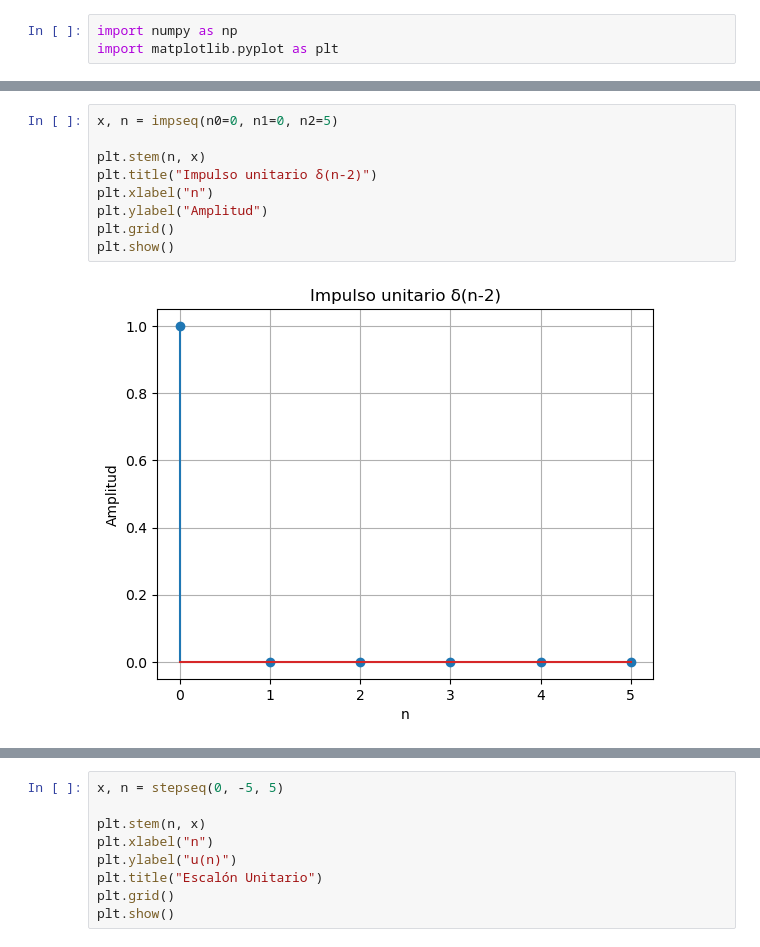
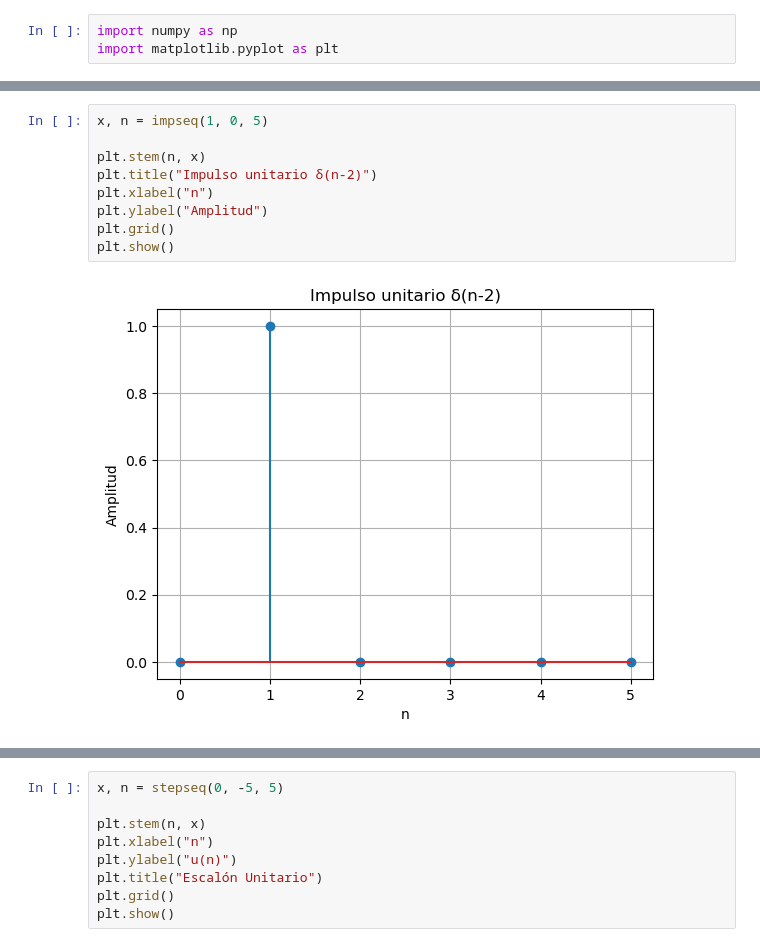
Before and after one commit to decagsito/Biosenales_20261, a Jupyter notebook: Practica_2.ipynb, the cells around one changed output, grey strips where cells are left out. Saved outputs shown, nothing was run; the diff lists cells and outputs as text.

```diff
--- a/Practica_2.ipynb
+++ b/Practica_2.ipynb
@@ -14,11 +32,11 @@ def impseq(n0, n1, n2):
 # %%
-x, n = impseq(n0=0, n1=0, n2=5)
+x, n = impseq(1, 0, 5)
 
 plt.stem(n, x)
 plt.title("Impulso unitario δ(n-2)")
 plt.xlabel("n")
 plt.ylabel("Amplitud")
 plt.grid()
 plt.show()
 # %% [output]
-[figure, old version]
+[figure, new version]
```
Also changed, not shown: parts of 3 cells of this notebook.
